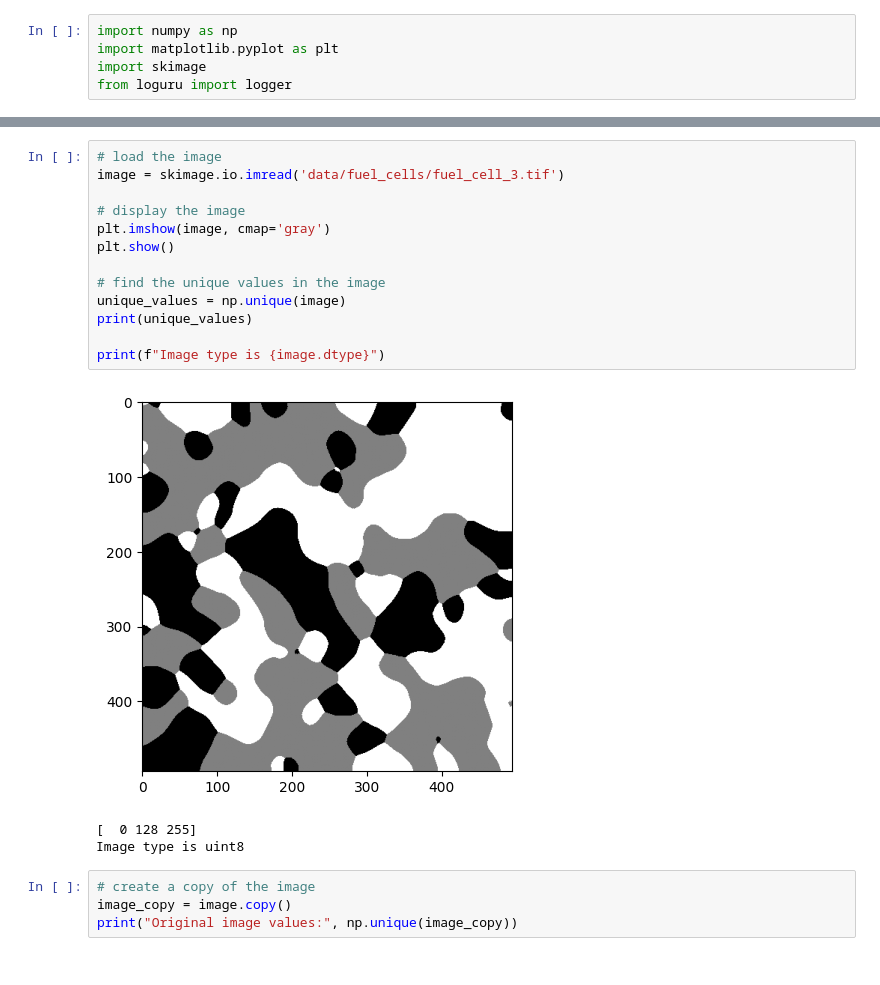
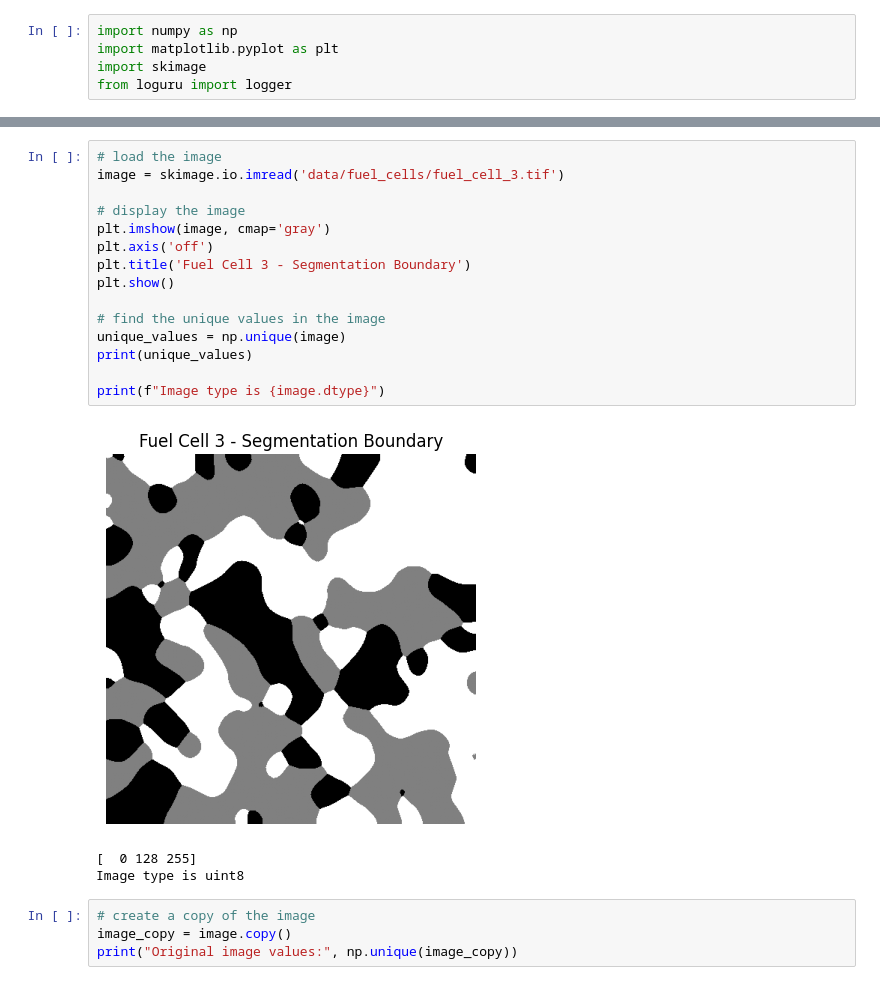
Before and after one commit to Cerlog/02506_Advanced_Image_Analysis_DTU, a Jupyter notebook: Chapter01/week_1_ex_2.ipynb, the cells around one changed output, grey strips where cells are left out. Saved outputs shown, nothing was run; the diff lists cells and outputs as text.

```diff
--- a/Chapter01/week_1_ex_2.ipynb
+++ b/Chapter01/week_1_ex_2.ipynb
@@ -6,18 +48,20 @@ from loguru import logger
 # %%
 # load the image
 image = skimage.io.imread('data/fuel_cells/fuel_cell_3.tif')
 
 # display the image
 plt.imshow(image, cmap='gray')
+plt.axis('off')
+plt.title('Fuel Cell 3 - Segmentation Boundary')
 plt.show()
 
 # find the unique values in the image
 unique_values = np.unique(image)
 print(unique_values)
 
 print(f"Image type is {image.dtype}")
 # %% [output]
-[figure, old version]
+[figure, new version]
 [  0 128 255]
 Image type is uint8
 # %%
```
Also changed, not shown: parts of 8 cells of this notebook.
